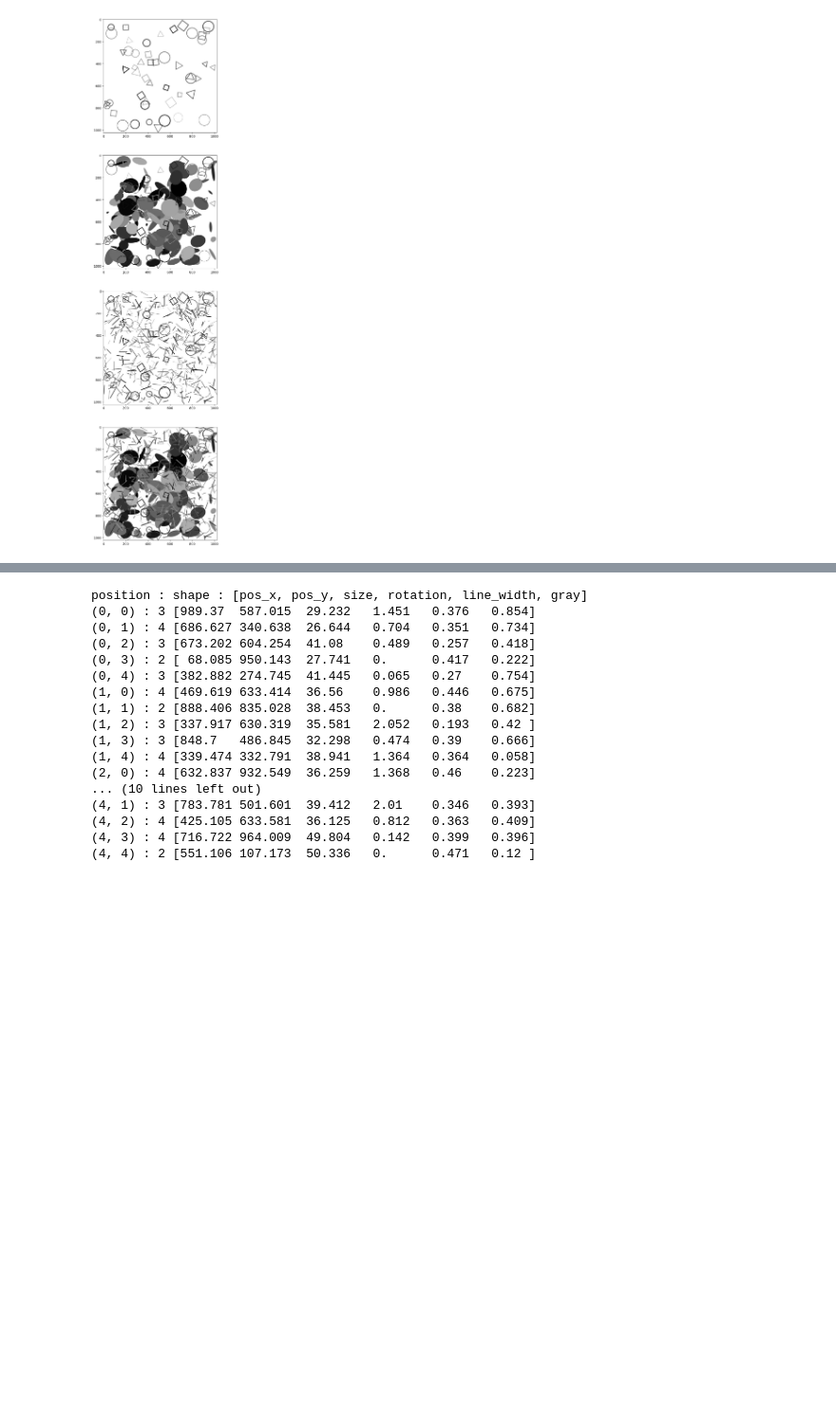
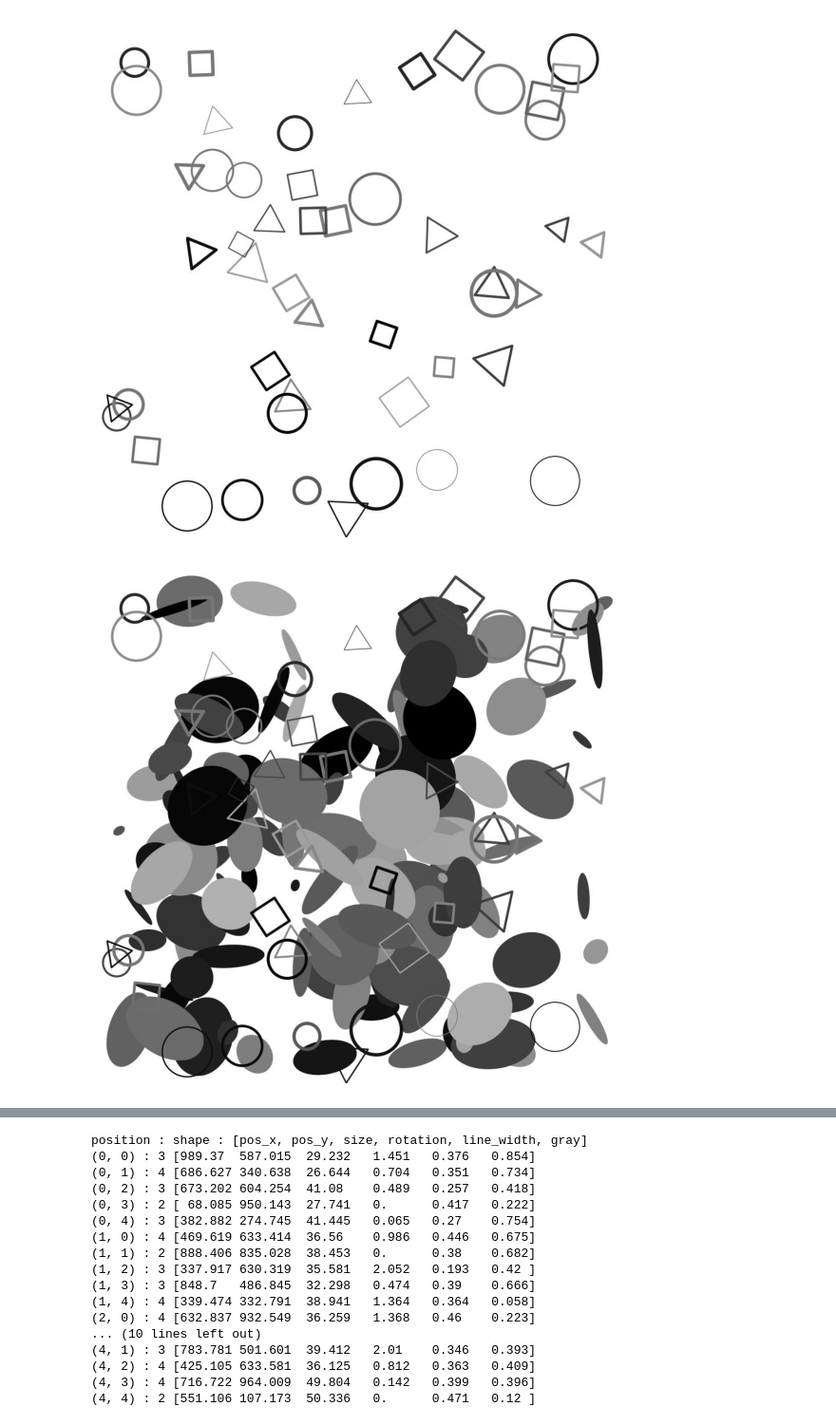
Before and after one commit to jkcas22/shape-recognition, a Jupyter notebook: data.ipynb, the cells around one changed output, grey strips where cells are left out. Shown at 95% size. Drawn from its saved outputs; the diff is of its cells as text; code cells hidden in the pictures; blank space fills up the shorter version.

```diff
--- a/data.ipynb
+++ b/data.ipynb
@@ -133,12 +118,18 @@ for name in folder:
           ET.SubElement(box,'ymax').text=f"{im_size-int(boxes[k][2]+0.5)}"
 
         ET.ElementTree(annotation).write("data/labels/"+file+".xml")
-# %%
-name=folder[0]
-fig, ax = plt.subplots(4, figsize=(30,30))
-for j in range(4):
-    file = name+f"-{j}/"+name+f"{0:04d}"
-    ax[j].imshow(mpimg.imread("data/"+file+".jpg"))
-    #plt.gca().add_patch(mppatch.Rectangle((348,831),97,96,linewidth=1,edgecolor='g',facecolor='none'))
-# %% [output]
-[figure, removed]
+# %%
+#show different image constructions
+
+name=folder[0]
+for j in range(4):
+    print('\n')
+    plt.figure(figsize=(10,7))
+    file = name+f"-{j}/"+name+f"{0:04d}"
+    image = plt.imread("data/"+file+".jpg")
+    plt.imshow(image)
+    plt.axis('off')
+    plt.show()
+# %% [output]
+[figure, added]
+[figure, added]
```
Also changed, not shown: parts of 6 cells of this notebook, 7 other files.
